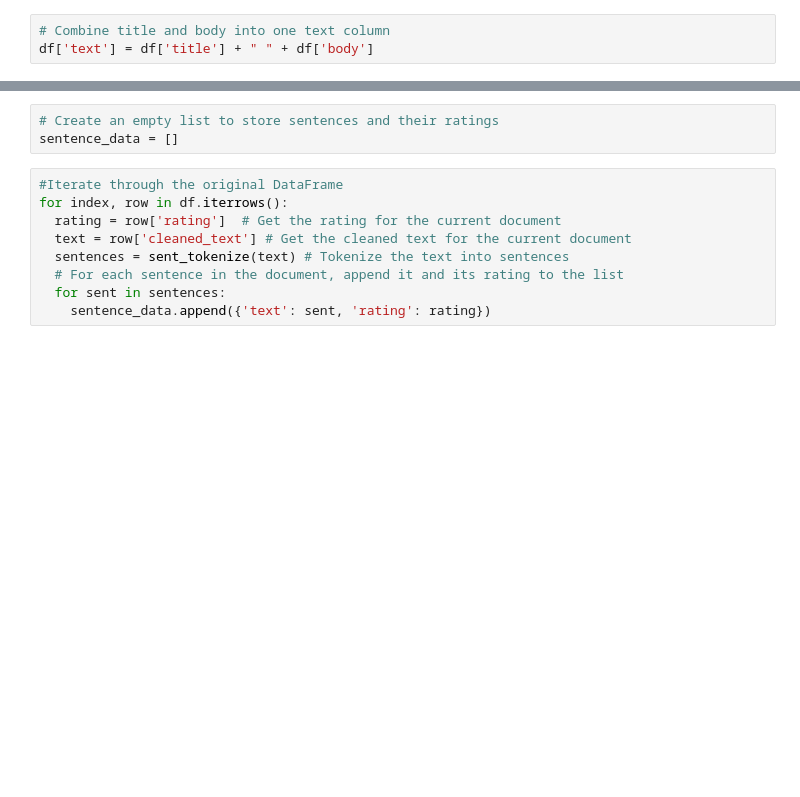
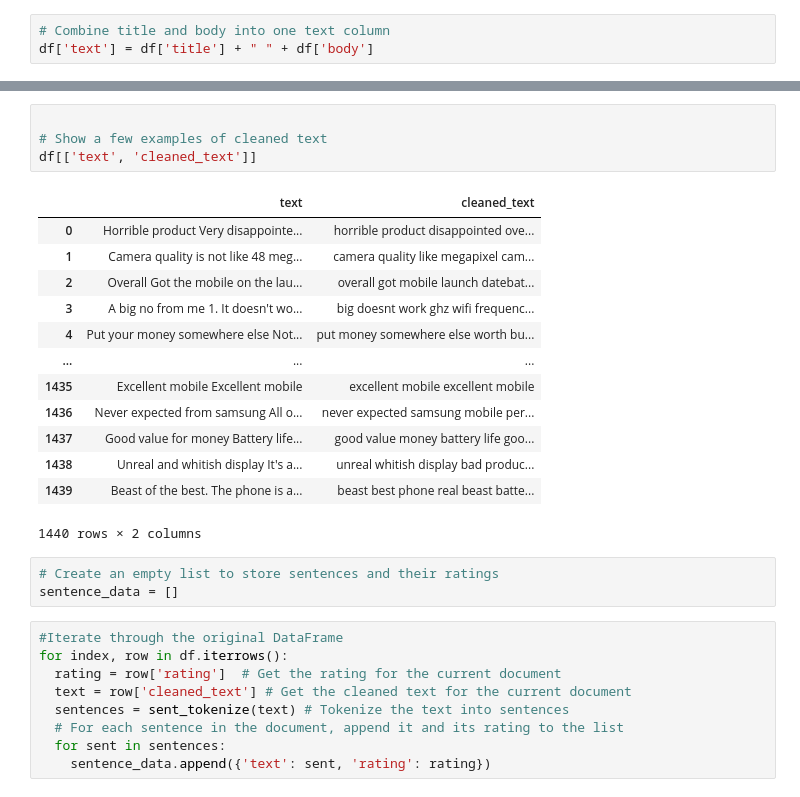
Before and after one commit to indiragolamari/sentiment_analysis, a Jupyter notebook: project.ipynb, the cells around one changed output, grey strips where cells are left out. Cells and saved outputs as stored; diff of their text form; blank space fills up the shorter version.

```diff
--- a/project.ipynb
+++ b/project.ipynb
@@ -67,4 +143,22 @@ def clean_text(text):
 df['cleaned_text'] = df['text'].apply(clean_text)
+# %%
+
+# Show a few examples of cleaned text
+df[['text', 'cleaned_text']]
+# %% [output]
+|  | text | cleaned_text |
+| 0 | Horrible product Very disappointe... | horrible product disappointed ove... |
+| 1 | Camera quality is not like 48 meg... | camera quality like megapixel cam... |
+| 2 | Overall Got the mobile on the lau... | overall got mobile launch datebat... |
+| 3 | A big no from me 1. It doesn't wo... | big doesnt work ghz wifi frequenc... |
+| 4 | Put your money somewhere else Not... | put money somewhere else worth bu... |
+| ... | ... | ... |
+| 1435 | Excellent mobile Excellent mobile | excellent mobile excellent mobile |
+| 1436 | Never expected from samsung All o... | never expected samsung mobile per... |
+| 1437 | Good value for money Battery life... | good value money battery life goo... |
+| 1438 | Unreal and whitish display It's a... | unreal whitish display bad produc... |
+| 1439 | Beast of the best. The phone is a... | beast best phone real beast batte... |
+1440 rows × 2 columns
 # %%
 # Create an empty list to store sentences and their ratings
 sentence_data = []
```
Also changed, not shown: parts of 66 cells of this notebook.
